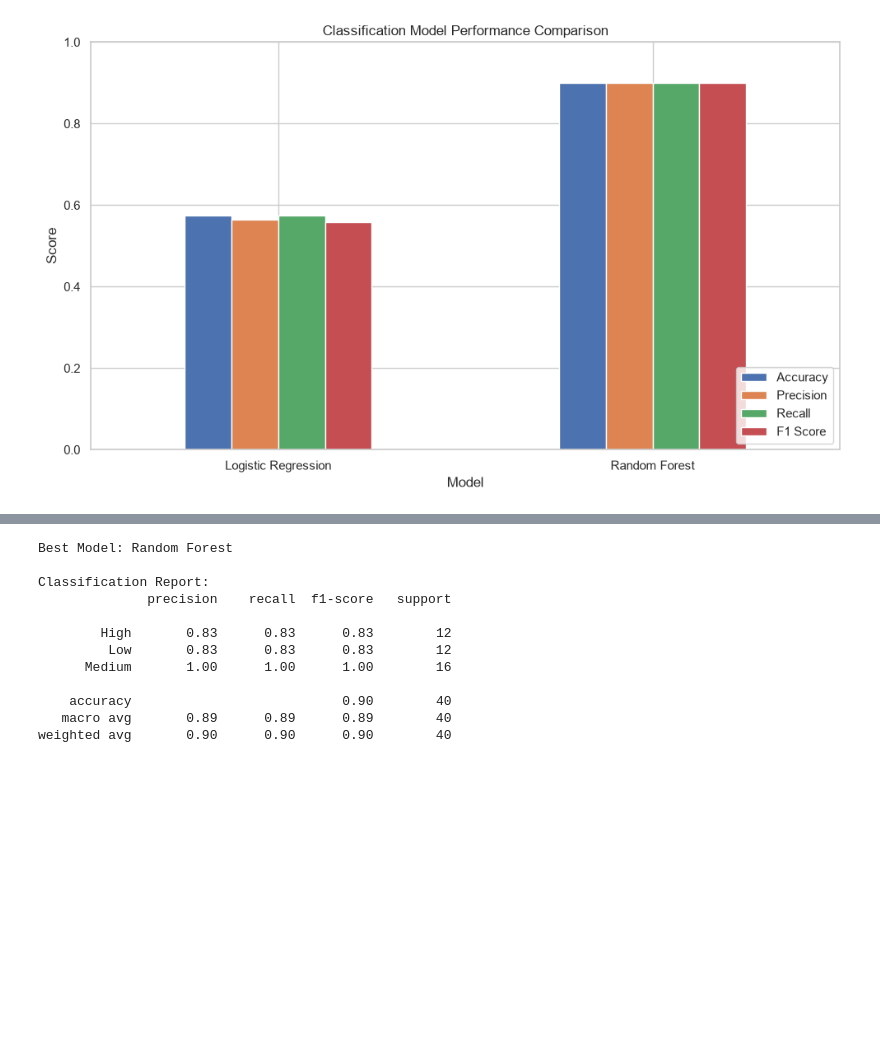
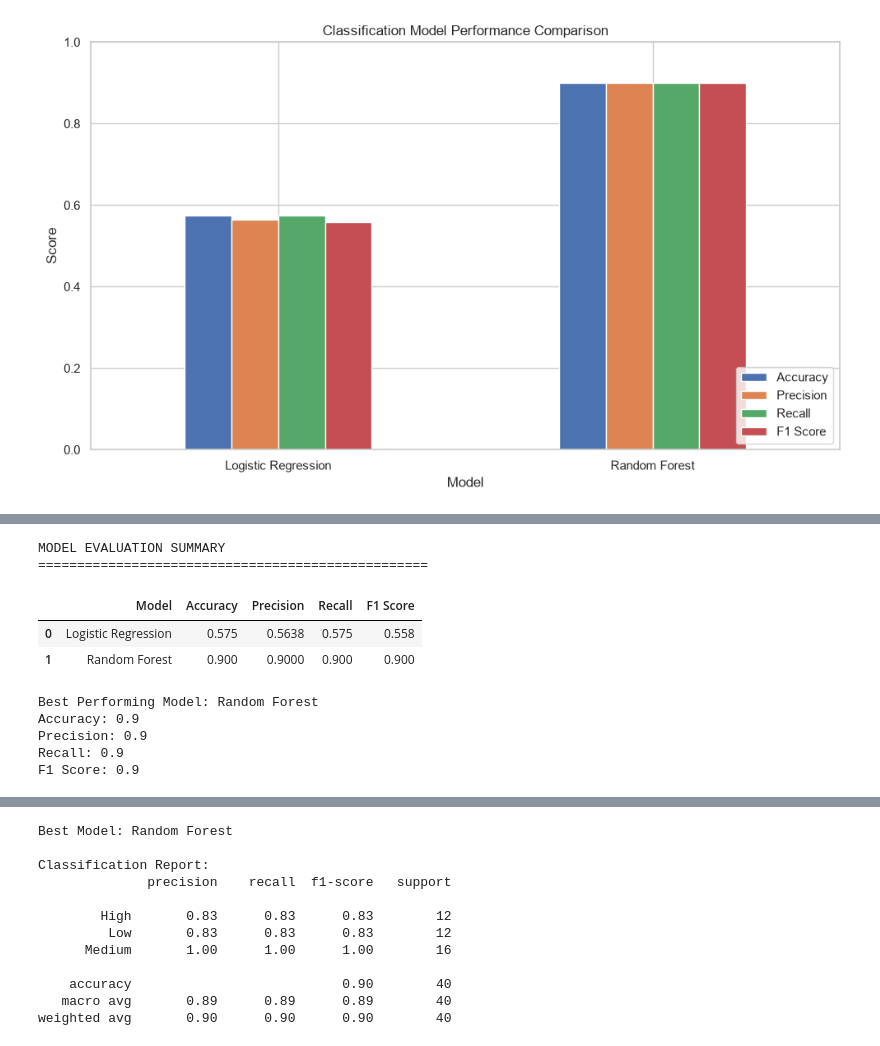
Before and after one commit to abhaybhargav2023-commits/customer_spending_prediction, a Jupyter notebook: customer_spending_prediction.ipynb, the cells around one changed output, grey strips where cells are left out. Saved outputs shown, nothing was run; the diff lists cells and outputs as text; code cells hidden in the pictures; blank space fills up the shorter version.

```diff
--- a/customer_spending_prediction.ipynb
+++ b/customer_spending_prediction.ipynb
@@ -624,0 +753,26 @@ plt.show()
+# %%
+print("MODEL EVALUATION SUMMARY")
+print("=" * 50)
+
+display(results_df.round(4))
+
+best_row = results_df.loc[
+    results_df["F1 Score"].idxmax()
+]
+
+print("\nBest Performing Model:", best_row["Model"])
+print("Accuracy:", round(best_row["Accuracy"], 4))
+print("Precision:", round(best_row["Precision"], 4))
+print("Recall:", round(best_row["Recall"], 4))
+print("F1 Score:", round(best_row["F1 Score"], 4))
+# %% [output]
+MODEL EVALUATION SUMMARY
+==================================================
+|  | Model | Accuracy | Precision | Recall | F1 Score |
+| 0 | Logistic Regression | 0.575 | 0.5638 | 0.575 | 0.558 |
+| 1 | Random Forest | 0.900 | 0.9000 | 0.900 | 0.900 |
+Best Performing Model: Random Forest
+Accuracy: 0.9
+Precision: 0.9
+Recall: 0.9
+F1 Score: 0.9
```
Also changed, not shown: parts of 8 cells of this notebook, 2 other files.
